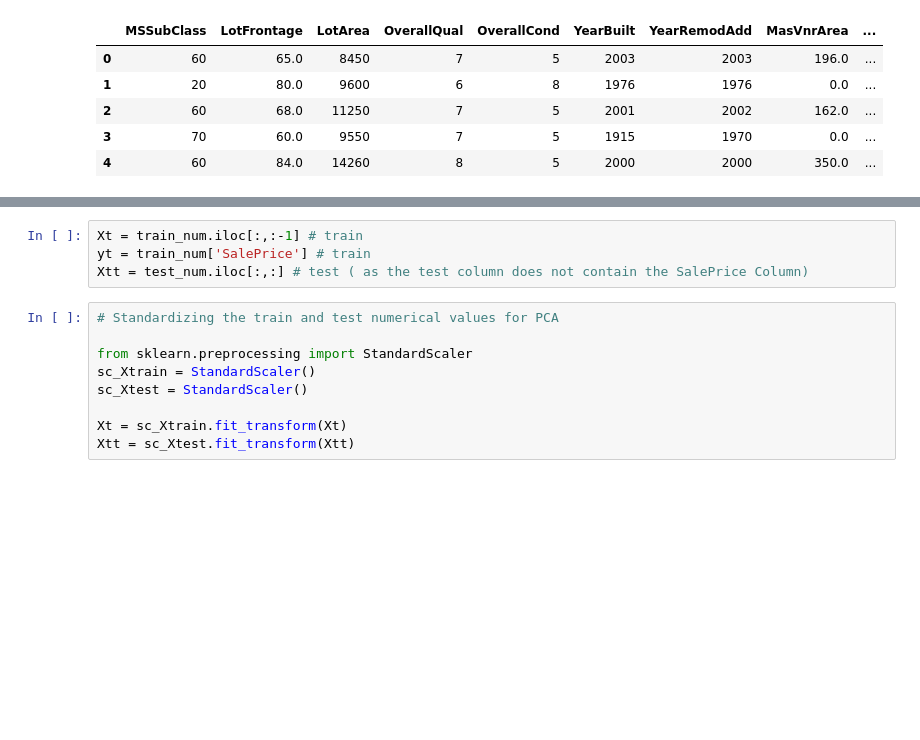
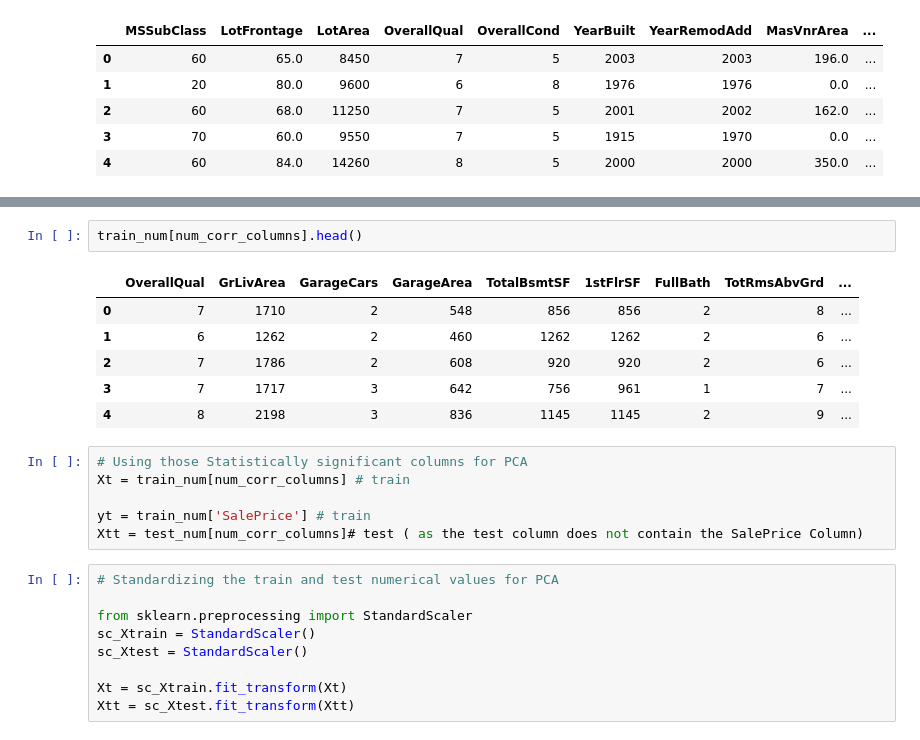
Before and after one commit to rajat-sudo/kaggle-Housing-Prediction, a Jupyter notebook: Untitled.ipynb, the cells around one changed output, grey strips where cells are left out. Saved outputs shown, nothing was run; the diff lists cells and outputs as text; blank space fills up the shorter version.

```diff
--- a/Untitled.ipynb
+++ b/Untitled.ipynb
@@ -107,7 +125,18 @@ train_num.head()
+# %%
+train_num[num_corr_columns].head()
+# %% [output]
+|  | OverallQual | GrLivArea | GarageCars | GarageArea | TotalBsmtSF | 1stFlrSF | FullBath | TotRmsAbvGrd | ... |
+| 0 | 7 | 1710 | 2 | 548 | 856 | 856 | 2 | 8 | ... |
+| 1 | 6 | 1262 | 2 | 460 | 1262 | 1262 | 2 | 6 | ... |
+| 2 | 7 | 1786 | 2 | 608 | 920 | 920 | 2 | 6 | ... |
+| 3 | 7 | 1717 | 3 | 642 | 756 | 961 | 1 | 7 | ... |
+| 4 | 8 | 2198 | 3 | 836 | 1145 | 1145 | 2 | 9 | ... |
 # %%
-Xt = train_num.iloc[:,:-1] # train
+# Using those Statistically significant columns for PCA
+Xt = train_num[num_corr_columns] # train
+
 yt = train_num['SalePrice'] # train
-Xtt = test_num.iloc[:,:] # test ( as the test column does not contain the SalePrice Column)
+Xtt = test_num[num_corr_columns]# test ( as the test column does not contain the SalePrice Column)
 # %%
 # Standardizing the train and test numerical values for PCA
 
```
Also changed, not shown: parts of 16 cells of this notebook.
